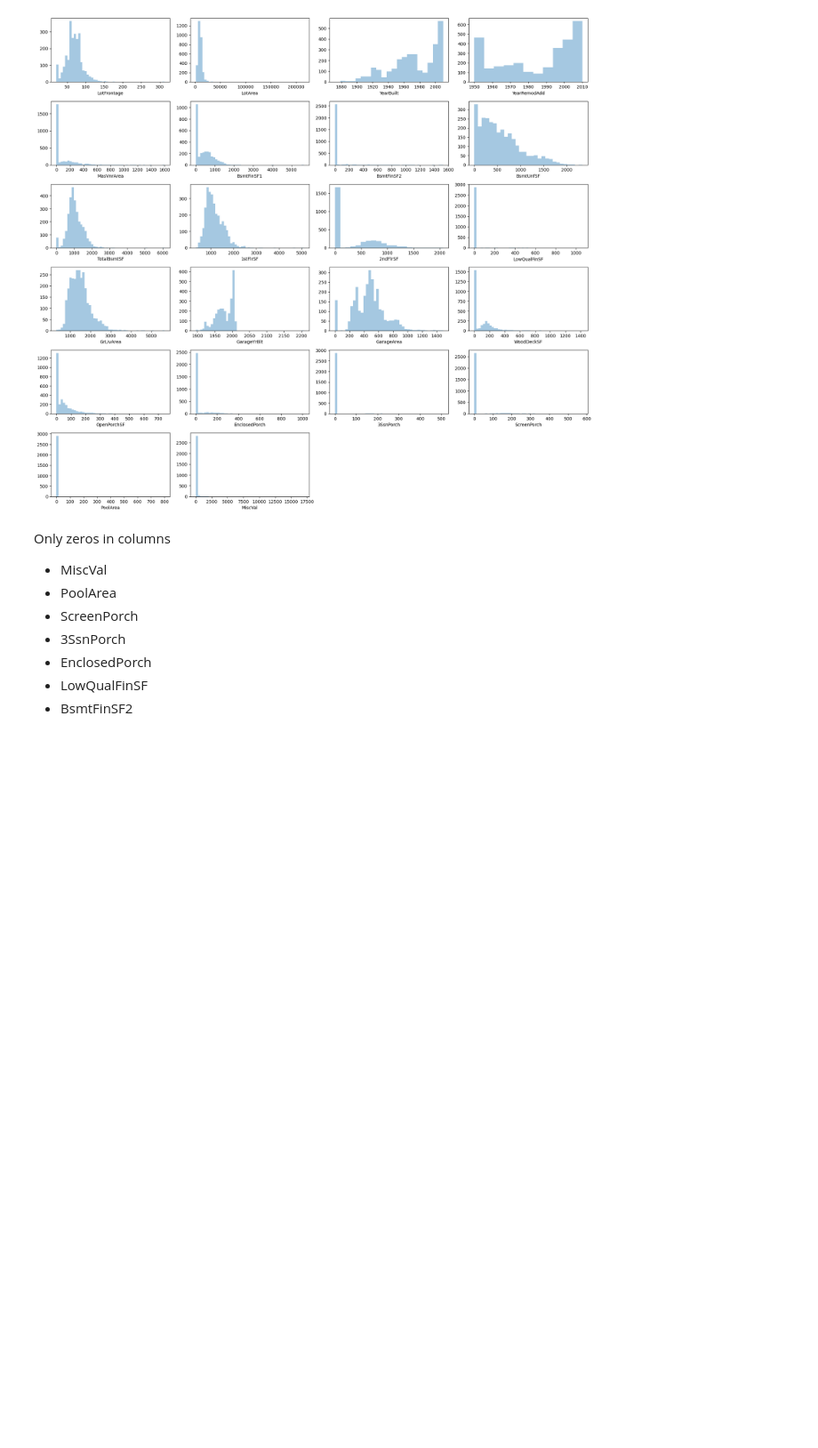
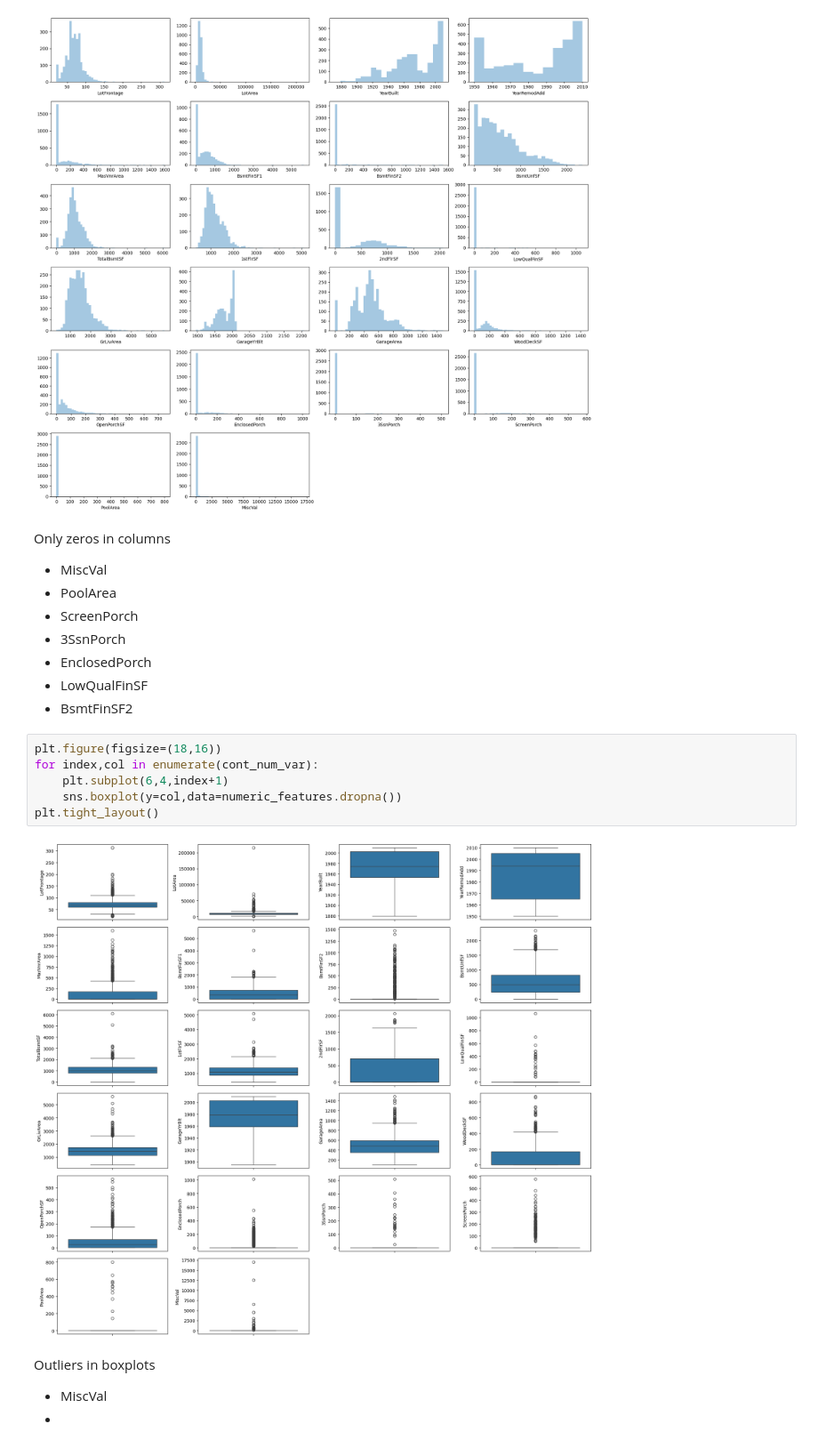
Before and after one commit to manishbhatia7/Kaggle, a Jupyter notebook: Competition Datasets/House Prices - Advanced Regression Techniques/housing.ipynb, the cells around one changed output. Shown at 89% size. Drawn from its saved outputs; the diff is of its cells as text; blank space fills up the shorter version.

```diff
--- a/Competition Datasets/House Prices - Advanced Regression Techniques/housing.ipynb
+++ b/Competition Datasets/House Prices - Advanced Regression Techniques/housing.ipynb
@@ -199,3 +199,15 @@ Only zeros in columns
 * EnclosedPorch
 * LowQualFinSF
 * BsmtFinSF2
+# %%
+plt.figure(figsize=(18,16))
+for index,col in enumerate(cont_num_var):
+    plt.subplot(6,4,index+1)
+    sns.boxplot(y=col,data=numeric_features.dropna())
+plt.tight_layout()
+# %% [output]
+[figure, added]
+# %% [markdown]
+Outliers in boxplots
+* MiscVal
+*
```
